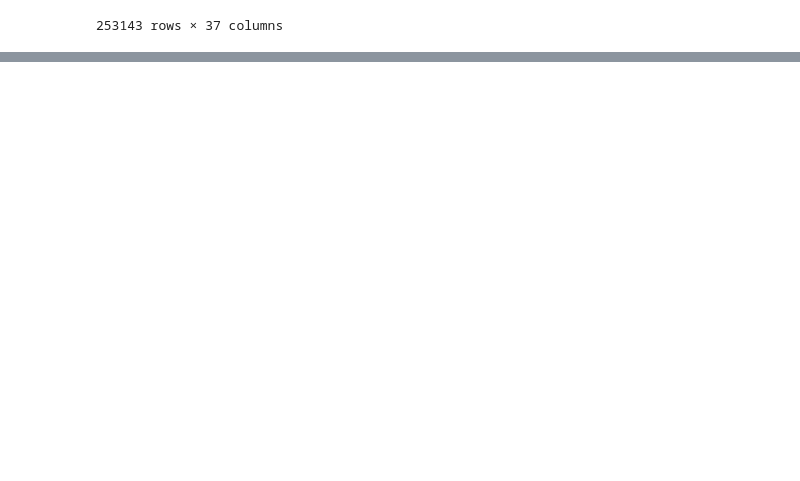
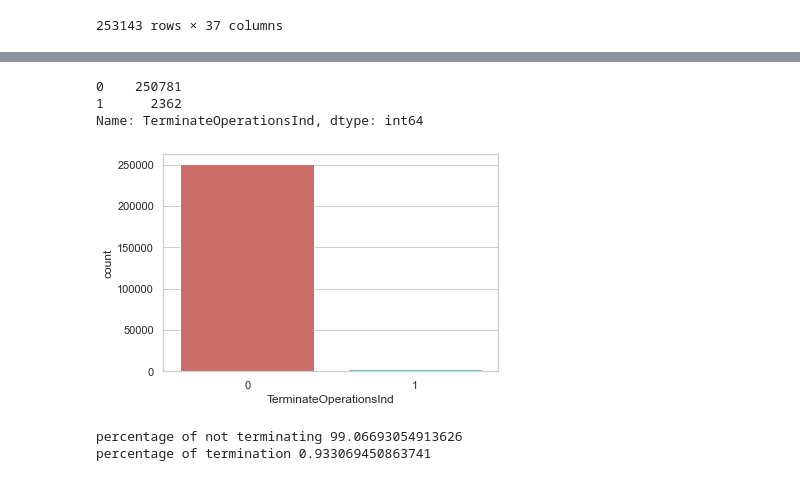
Before and after one commit to ethantenison/Impact_Capital, a Jupyter notebook: notebooks/990master.ipynb, the cells around one changed output, grey strips where cells are left out. Drawn from its saved outputs; the diff is of its cells as text; code cells hidden in the pictures; blank space fills up the shorter version.

```diff
--- a/notebooks/990master.ipynb
+++ b/notebooks/990master.ipynb
@@ -437,0 +421,14 @@ array([0, '0', "{'referenceDocumentId': 'IRS990ScheduleE'}",
+# %%
+import pandas as pd
+import numpy as np
+from sklearn import preprocessing
+import matplotlib.pyplot as plt
+plt.rc("font", size=14)
+from sklearn.linear_model import LogisticRegression
+from sklearn.model_selection import train_test_split
+import seaborn as sns
+sns.set(style="white")
+sns.set(style="whitegrid", color_codes=True)
+# %%
+df = pd.read_csv("C:/Users/tenis/OneDrive/Desktop/Data_Projects/Impact_Capital/data/processed/990_clean.csv")
+df.info()
@@ -437,0 +453,23 @@ array([0, '0', "{'referenceDocumentId': 'IRS990ScheduleE'}",
+# %%
+df['TerminateOperationsInd'].value_counts()
+# %% [output]
+0    250781
+1      2362
+Name: TerminateOperationsInd, dtype: int64
+# %%
+sns.countplot(x='TerminateOperationsInd', data = df, palette = 'hls')
+plot = sns.countplot(x='TerminateOperationsInd', data = df, palette = 'hls')
+figure = plot.get_figure()
+figure.savefig('C:/Users/tenis/OneDrive/Desktop/Data_Projects/Impact_Capital/reports/terminate_countplot.png')
+plt.show()
+
+count_no_terminate = len(df[df['TerminateOperationsInd']==0])
+count_terminate = len(df[df['TerminateOperationsInd']==1])
+pct_of_no_terminate = count_no_terminate/(count_no_terminate+count_terminate)
+print("percentage of not terminating", pct_of_no_terminate*100)
+pct_of_terminate = count_terminate/(count_no_terminate+count_terminate)
+print("percentage of termination", pct_of_terminate*100)
+# %% [output]
+[figure, added]
+percentage of not terminating 99.06693054913626
+percentage of termination 0.933069450863741
```
Also changed, not shown: parts of 13 cells of this notebook, 4 other files.
